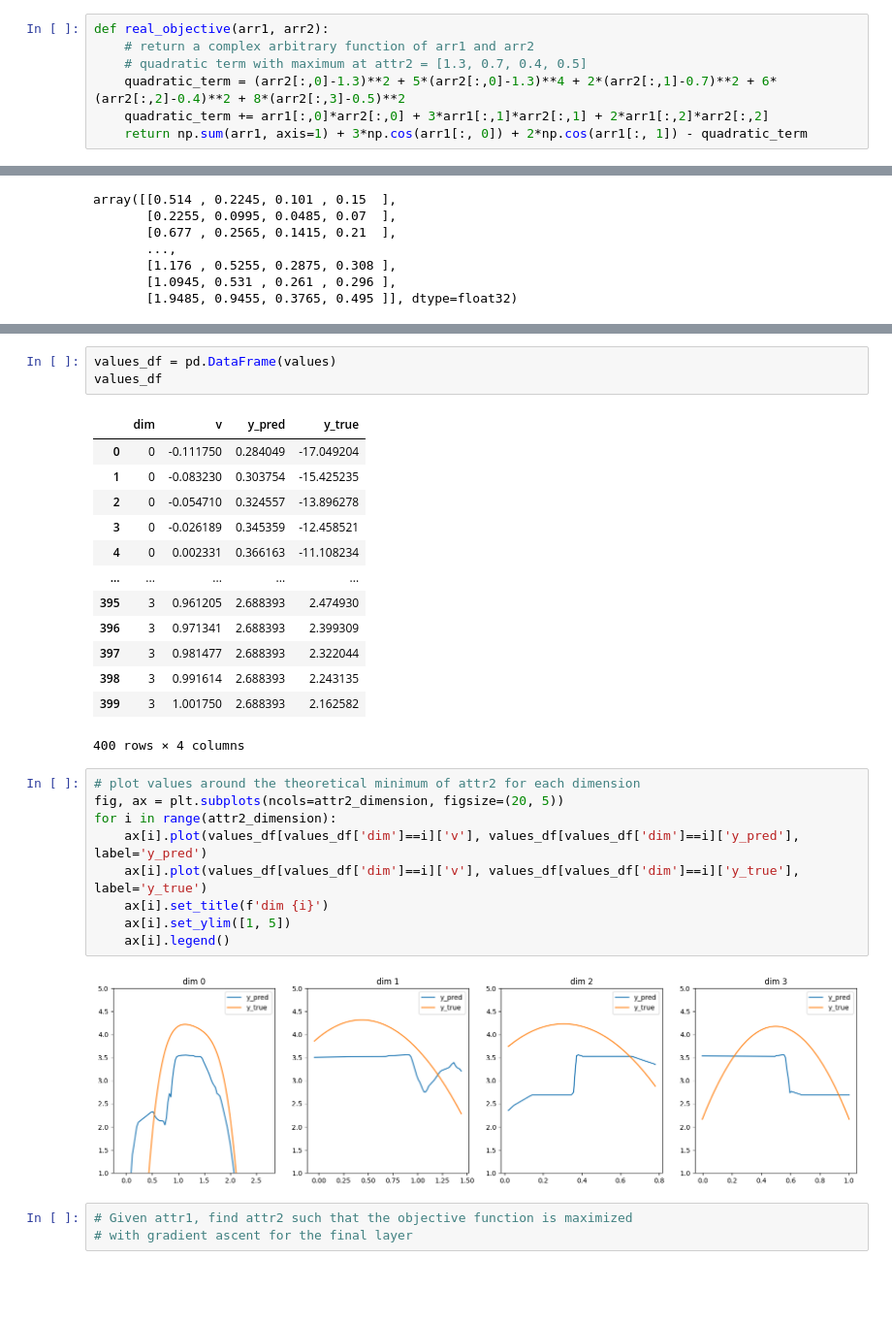
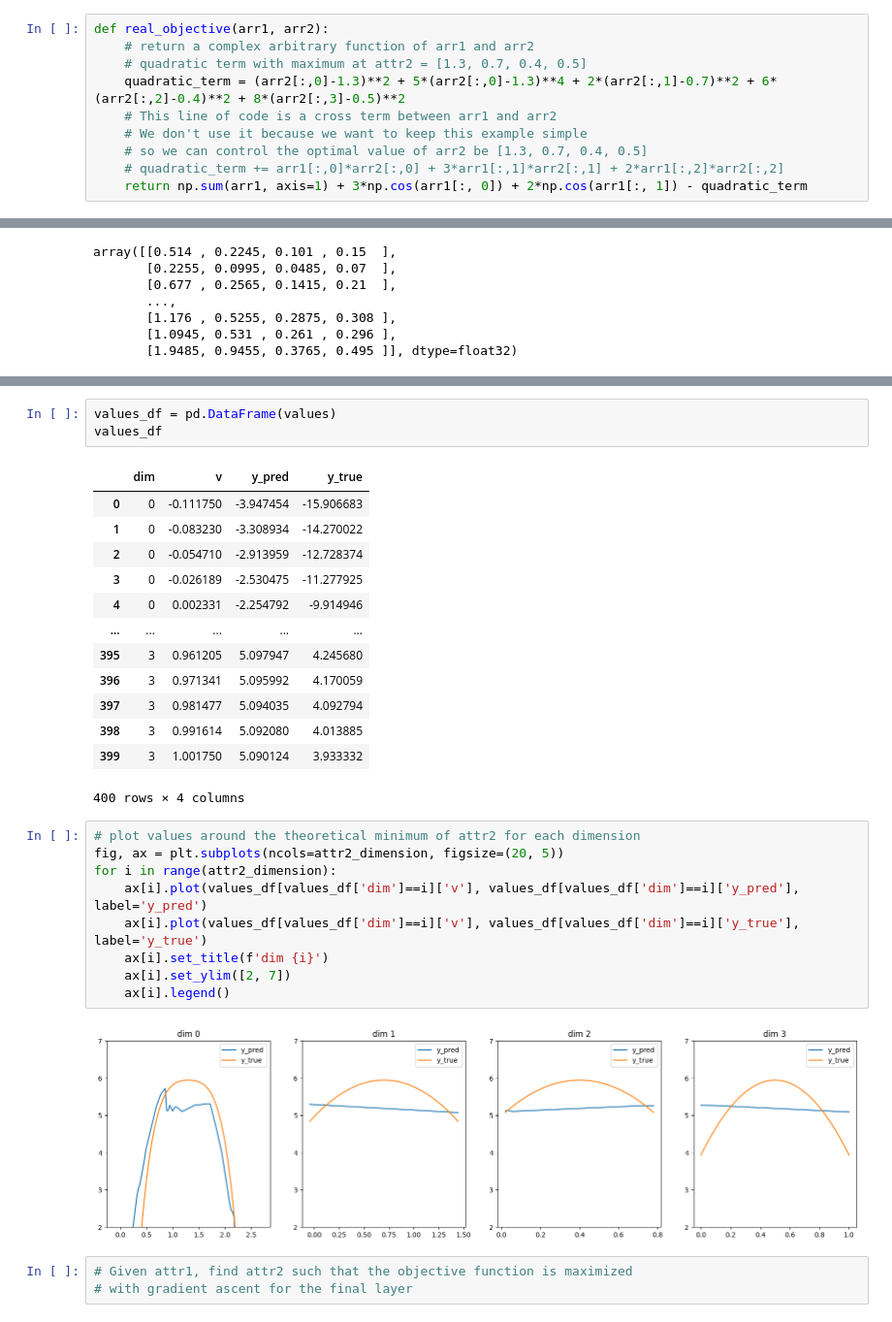
Before and after one commit to HYChou0515/someexp, a Jupyter notebook: bipartite_recon/bipartite_recon.ipynb, the cells around one changed output, grey strips where cells are left out. Shown at 97% size. Cells and saved outputs as stored; diff of their text form; blank space fills up the shorter version.

```diff
--- a/bipartite_recon/bipartite_recon.ipynb
+++ b/bipartite_recon/bipartite_recon.ipynb
@@ -74,7 +74,10 @@ def real_objective(arr1, arr2):
     # return a complex arbitrary function of arr1 and arr2
     # quadratic term with maximum at attr2 = [1.3, 0.7, 0.4, 0.5]
     quadratic_term = (arr2[:,0]-1.3)**2 + 5*(arr2[:,0]-1.3)**4 + 2*(arr2[:,1]-0.7)**2 + 6*(arr2[:,2]-0.4)**2 + 8*(arr2[:,3]-0.5)**2
-    quadratic_term += arr1[:,0]*arr2[:,0] + 3*arr1[:,1]*arr2[:,1] + 2*arr1[:,2]*arr2[:,2]
+    # This line of code is a cross term between arr1 and arr2
+    # We don't use it because we want to keep this example simple
+    # so we can control the optimal value of arr2 be [1.3, 0.7, 0.4, 0.5]
+    # quadratic_term += arr1[:,0]*arr2[:,0] + 3*arr1[:,1]*arr2[:,1] + 2*arr1[:,2]*arr2[:,2]
     return np.sum(arr1, axis=1) + 3*np.cos(arr1[:, 0]) + 2*np.cos(arr1[:, 1]) - quadratic_term
 # %%
 y_true = real_objective(attr1, attr2)
@@ -261,29 +266,29 @@ values_df = pd.DataFrame(values)
 values_df
 # %% [output]
 |  | dim | v | y_pred | y_true |
-| 0 | 0 | -0.111750 | 0.284049 | -17.049204 |
-| 1 | 0 | -0.083230 | 0.303754 | -15.425235 |
-| 2 | 0 | -0.054710 | 0.324557 | -13.896278 |
-| 3 | 0 | -0.026189 | 0.345359 | -12.458521 |
-| 4 | 0 | 0.002331 | 0.366163 | -11.108234 |
+| 0 | 0 | -0.111750 | -3.947454 | -15.906683 |
+| 1 | 0 | -0.083230 | -3.308934 | -14.270022 |
+| 2 | 0 | -0.054710 | -2.913959 | -12.728374 |
+| 3 | 0 | -0.026189 | -2.530475 | -11.277925 |
+| 4 | 0 | 0.002331 | -2.254792 | -9.914946 |
 | ... | ... | ... | ... | ... |
-| 395 | 3 | 0.961205 | 2.688393 | 2.474930 |
-| 396 | 3 | 0.971341 | 2.688393 | 2.399309 |
-| 397 | 3 | 0.981477 | 2.688393 | 2.322044 |
-| 398 | 3 | 0.991614 | 2.688393 | 2.243135 |
-| 399 | 3 | 1.001750 | 2.688393 | 2.162582 |
+| 395 | 3 | 0.961205 | 5.097947 | 4.245680 |
+| 396 | 3 | 0.971341 | 5.095992 | 4.170059 |
+| 397 | 3 | 0.981477 | 5.094035 | 4.092794 |
+| 398 | 3 | 0.991614 | 5.092080 | 4.013885 |
+| 399 | 3 | 1.001750 | 5.090124 | 3.933332 |
 400 rows × 4 columns
 # %%
 # plot values around the theoretical minimum of attr2 for each dimension
 fig, ax = plt.subplots(ncols=attr2_dimension, figsize=(20, 5))
 for i in range(attr2_dimension):
     ax[i].plot(values_df[values_df['dim']==i]['v'], values_df[values_df['dim']==i]['y_pred'], label='y_pred')
     ax[i].plot(values_df[values_df['dim']==i]['v'], values_df[values_df['dim']==i]['y_true'], label='y_true')
     ax[i].set_title(f'dim {i}')
-    ax[i].set_ylim([1, 5])
+    ax[i].set_ylim([2, 7])
     ax[i].legend()
 # %% [output]
-[figure, old version]
+[figure, new version]
 # %%
 # Given attr1, find attr2 such that the objective function is maximized
 # with gradient ascent for the final layer
```
Also changed, not shown: parts of 18 cells of this notebook, 1 other file.
